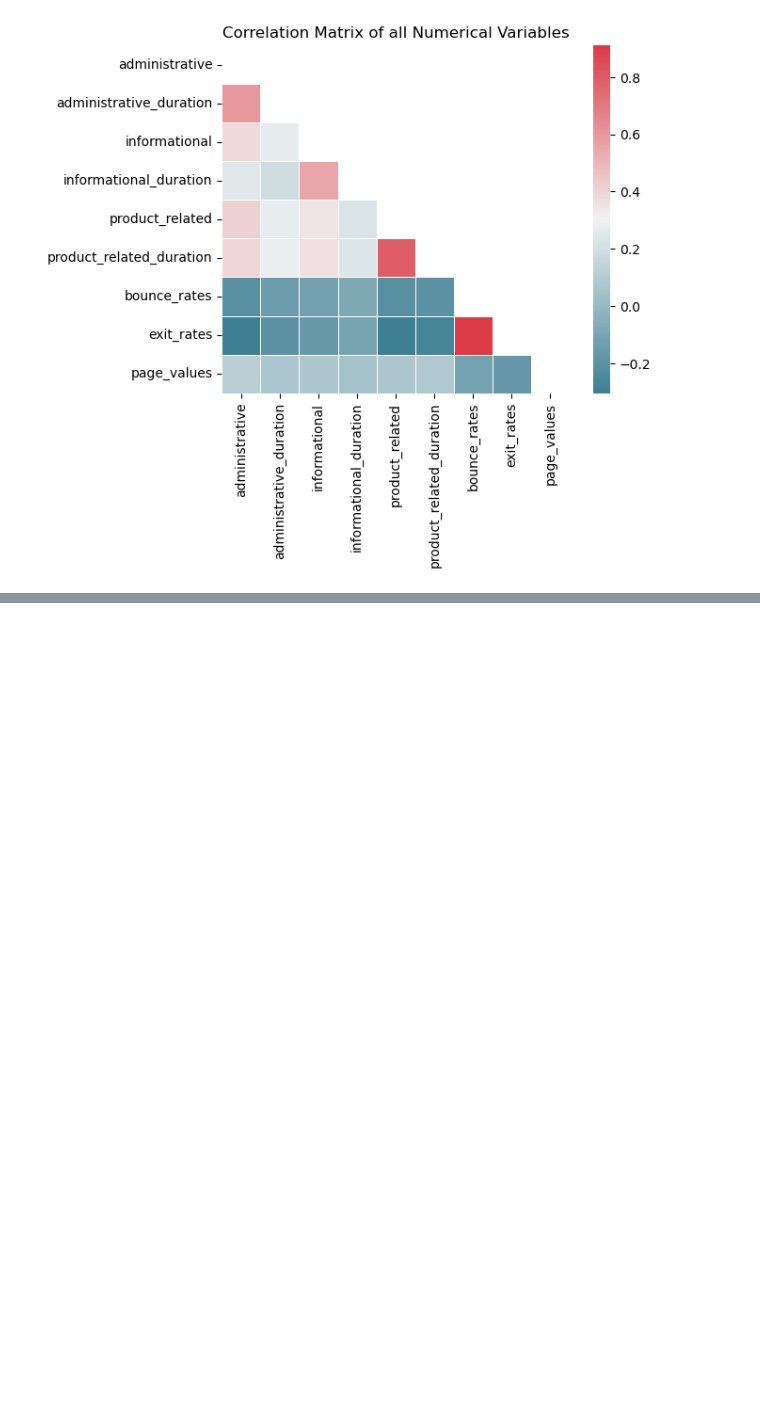
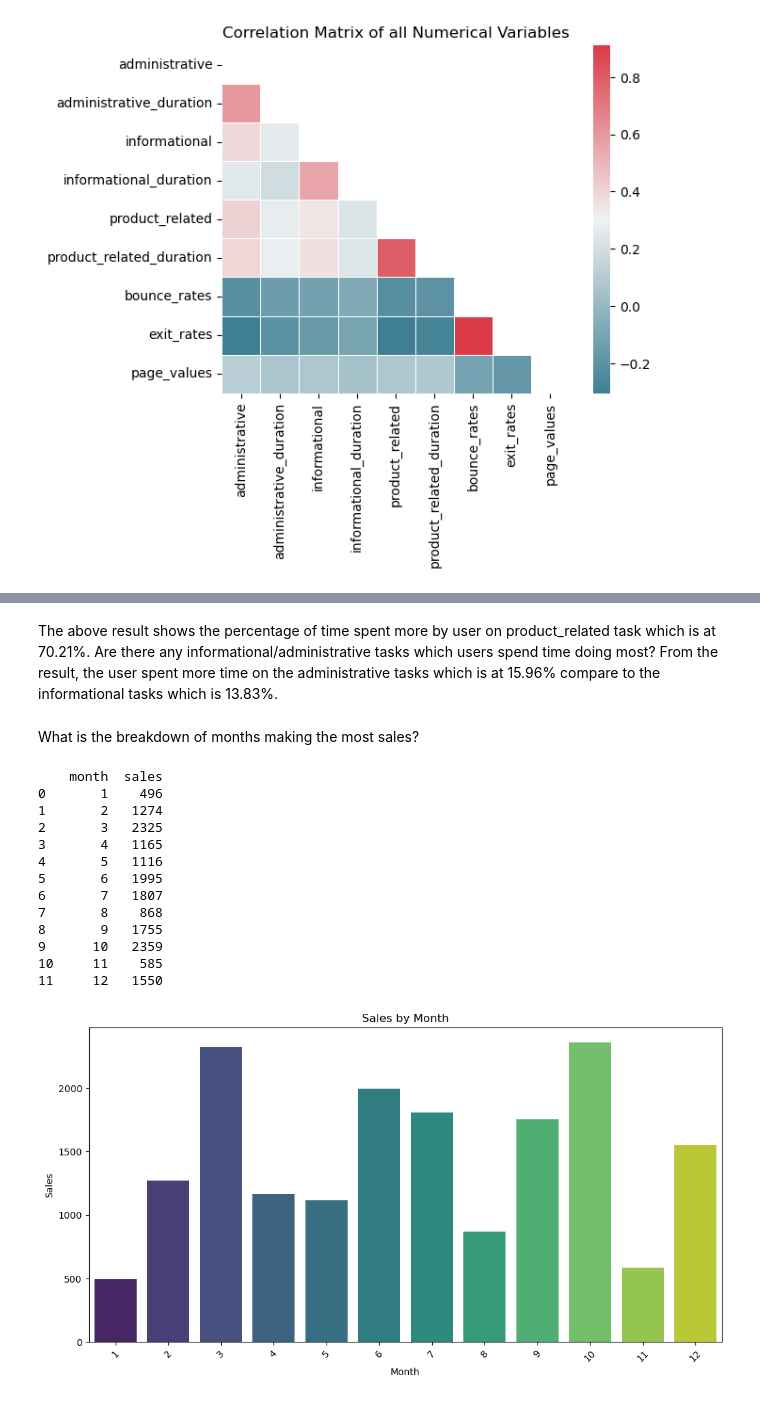
Before and after one commit to Ezido2013/exploratory-data-analysis---online-shopping-in-retail649, a Jupyter notebook: datatransformation.ipynb, the cells around one changed output, grey strips where cells are left out. Drawn from its saved outputs; the diff is of its cells as text; code cells hidden in the pictures; blank space fills up the shorter version.

```diff
--- a/datatransformation.ipynb
+++ b/datatransformation.ipynb
@@ -782,0 +901,48 @@ Removed Columns {'exit_rates', 'product_related_duration'}
+# %% [markdown]
+The above result shows the percentage of time spent more by user on product_related task which is at 70.21%.
+Are there any informational/administrative tasks which users spend time doing most? From the result, the user spent more time on the administrative tasks which is at 15.96% compare to the informational tasks which is 13.83%.
+# %% [markdown]
+What is the breakdown of months making the most sales?
+# %%
+df = pd.read_csv('customer.csv')
+data = {
+    'date': pd.date_range(start='2023-01-01', periods=365, freq='D'),
+    'sales': [i % 100 + 1 for i in range(365)]
+}
+df = pd.DataFrame(data)
+
+# Convert 'date' column to datetime
+df['date'] = pd.to_datetime(df['date'])
+
+# Extract the month from the 'date' column
+df['month'] = df['date'].dt.month
+
+# Aggregate sales by month
+sales_by_month = df.groupby('month')['sales'].sum().reset_index()
+
+# Print the aggregated sales by month
+print(sales_by_month)
+
+# Visualize the sales by month
+plt.figure(figsize=(12, 6))
+sns.barplot(x='month', y='sales', data=sales_by_month, palette='viridis')
+plt.title('Sales by Month')
+plt.xlabel('Month')
+plt.ylabel('Sales')
+plt.xticks(rotation=45)
+plt.show()
+# %% [output]
+    month  sales
+0       1    496
+1       2   1274
+2       3   2325
+3       4   1165
+4       5   1116
+5       6   1995
+6       7   1807
+7       8    868
+8       9   1755
+9      10   2359
+10     11    585
+11     12   1550
+[figure, added]
```
Also changed, not shown: parts of 132 cells of this notebook, 3 other files.
